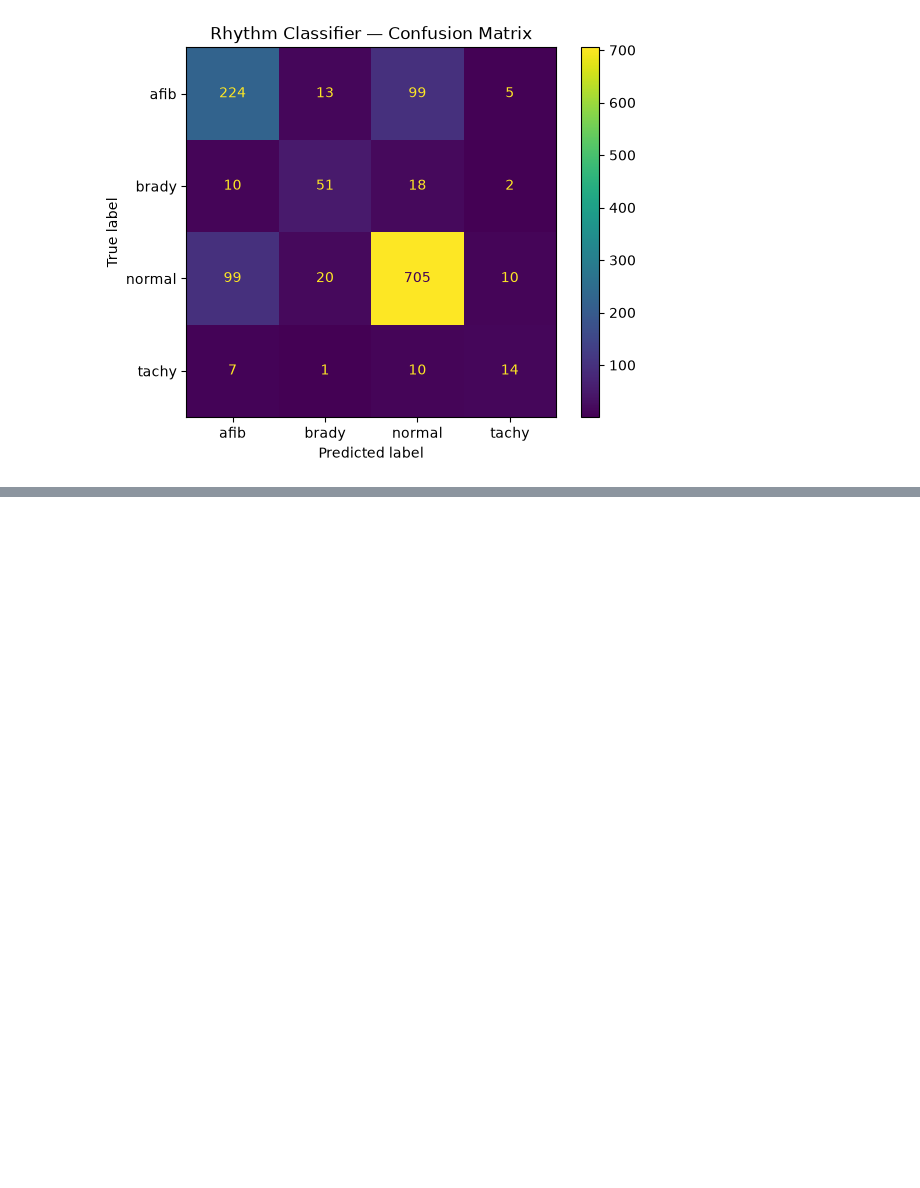
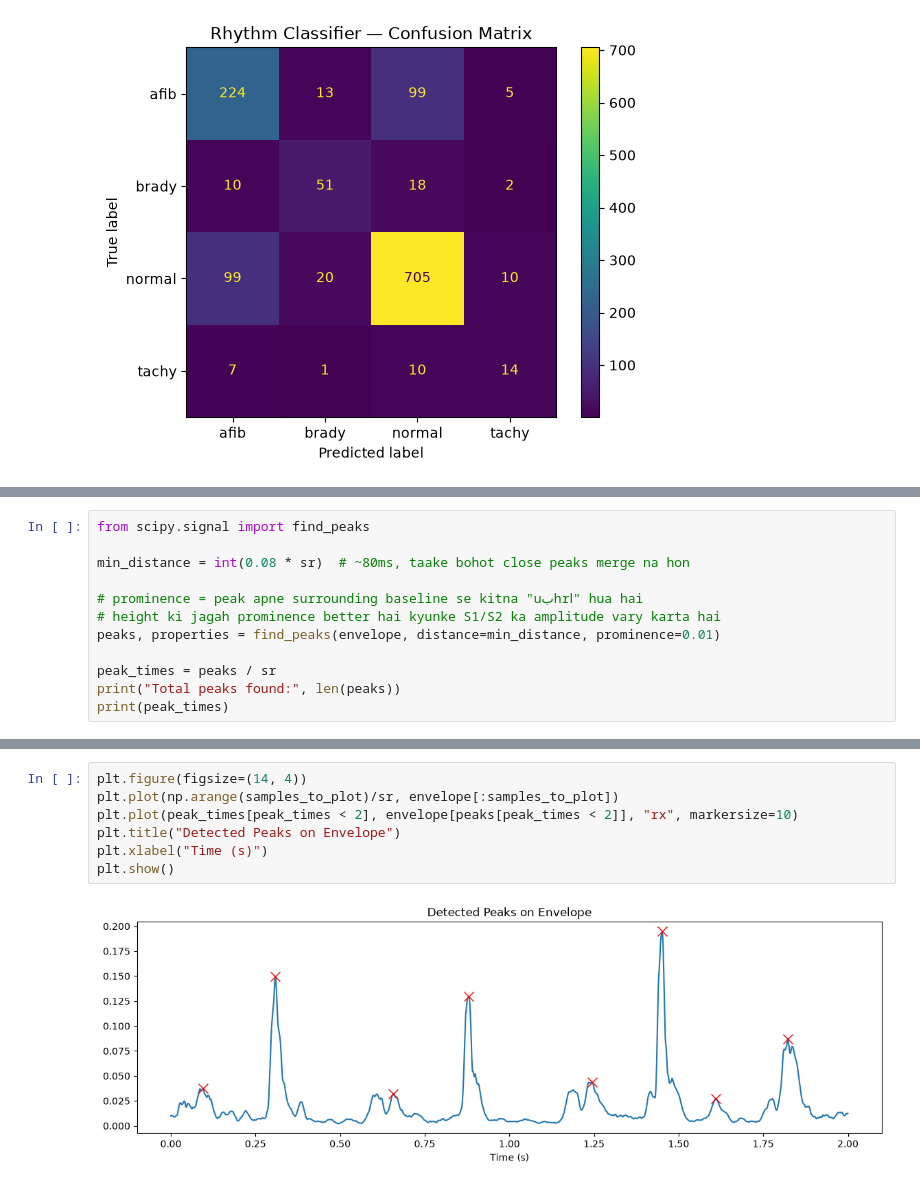
Before and after one commit to Maryam19122005/Cardio_Core, a Jupyter notebook: ai/notebooks/explore.ipynb, the cells around one changed output, grey strips where cells are left out. Saved outputs shown, nothing was run; the diff lists cells and outputs as text; blank space fills up the shorter version.

```diff
--- a/ai/notebooks/explore.ipynb
+++ b/ai/notebooks/explore.ipynb
@@ -405,0 +502,12 @@ weighted avg       0.77      0.77      0.77      1288
+# %%
+from scipy.signal import find_peaks
+
+min_distance = int(0.08 * sr)  # ~80ms, taake bohot close peaks merge na hon
+
+# prominence = peak apne surrounding baseline se kitna "uبhrا" hua hai
+# height ki jagah prominence better hai kyunke S1/S2 ka amplitude vary karta hai
+peaks, properties = find_peaks(envelope, distance=min_distance, prominence=0.01)
+
+peak_times = peaks / sr
+print("Total peaks found:", len(peaks))
+print(peak_times)
@@ -405,0 +523,9 @@ weighted avg       0.77      0.77      0.77      1288
+# %%
+plt.figure(figsize=(14, 4))
+plt.plot(np.arange(samples_to_plot)/sr, envelope[:samples_to_plot])
+plt.plot(peak_times[peak_times < 2], envelope[peaks[peak_times < 2]], "rx", markersize=10)
+plt.title("Detected Peaks on Envelope")
+plt.xlabel("Time (s)")
+plt.show()
+# %% [output]
+[figure, added]
```
Also changed, not shown: parts of 12 cells of this notebook, 2 other files.
